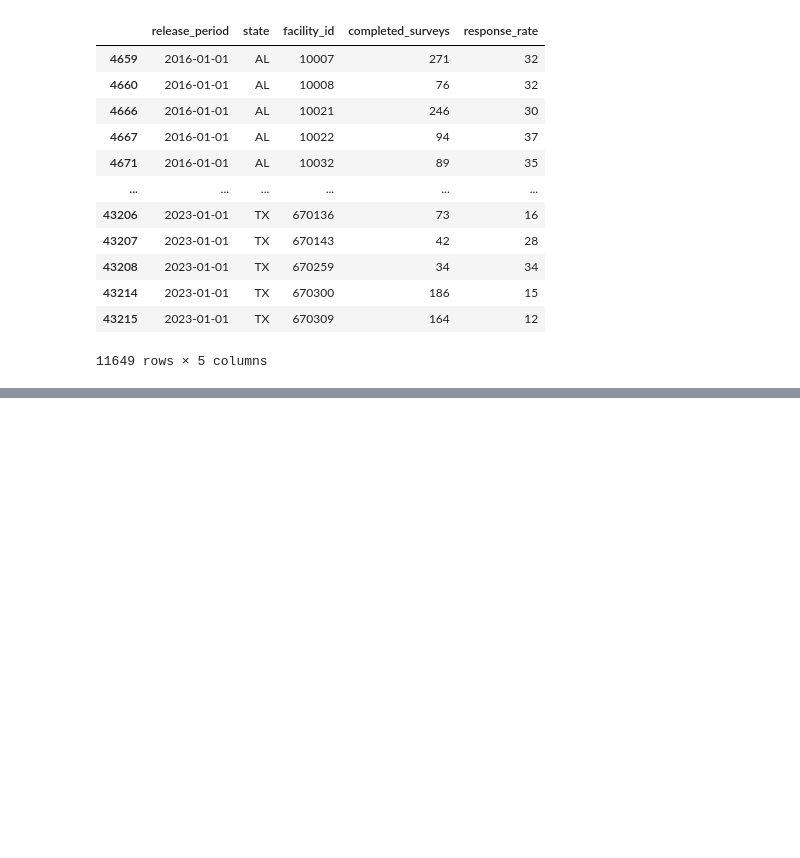
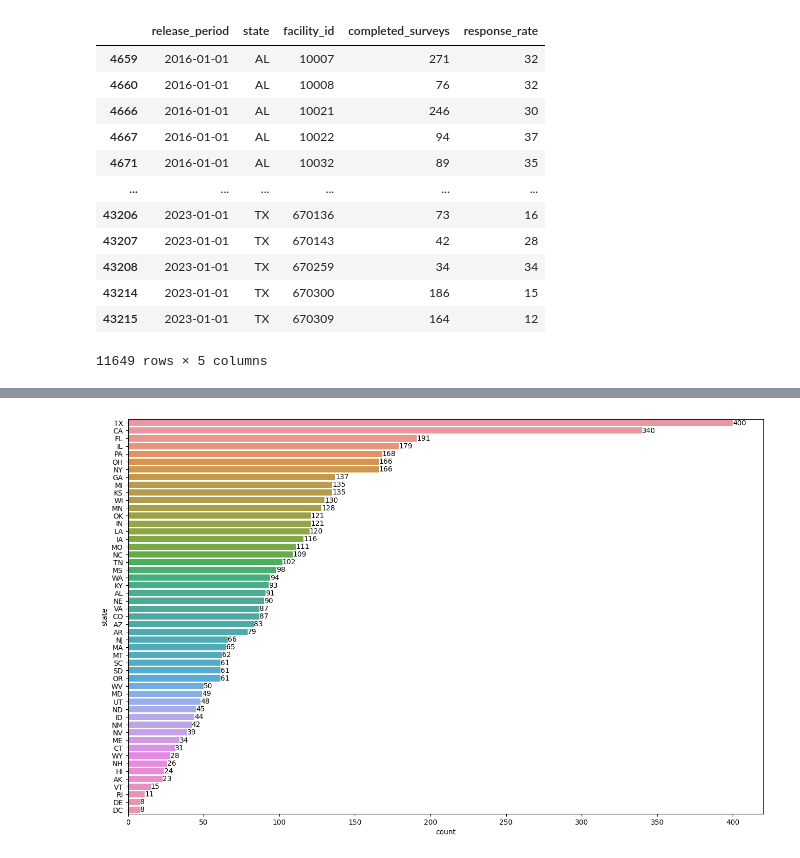
Before and after one commit to andyguo0228/maven_healthcare, a Jupyter notebook: maven_healthcare.ipynb, the cells around one changed output, grey strips where cells are left out. Cells and saved outputs as stored; diff of their text form; code cells hidden in the pictures; blank space fills up the shorter version.

```diff
--- a/maven_healthcare.ipynb
+++ b/maven_healthcare.ipynb
@@ -402,0 +235,3 @@ Name: count, dtype: int64
+# %%
+df = responses[responses['release_period'] == '2023-01-01']
+df
@@ -402,0 +252,10 @@ Name: count, dtype: int64
+# %%
+plt.figure(figsize=(16, 10))
+ax = sns.countplot(data=df,
+              y='state',
+              order=df['state'].value_counts().index)
+for label in ax.containers:
+    ax.bar_label(label)
+plt.show()
+# %% [output]
+[figure, added]
```
Also changed, not shown: parts of 23 cells of this notebook.
